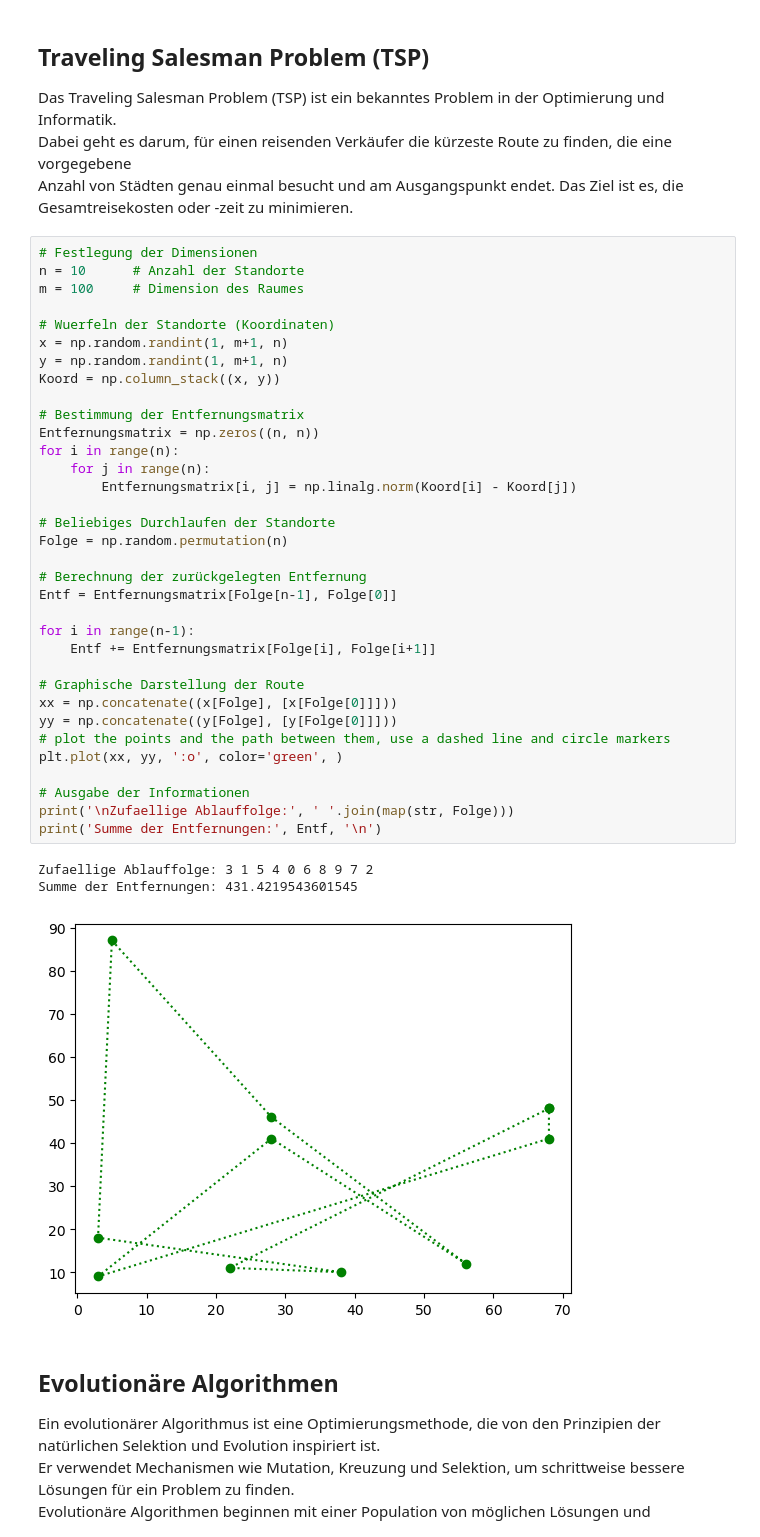
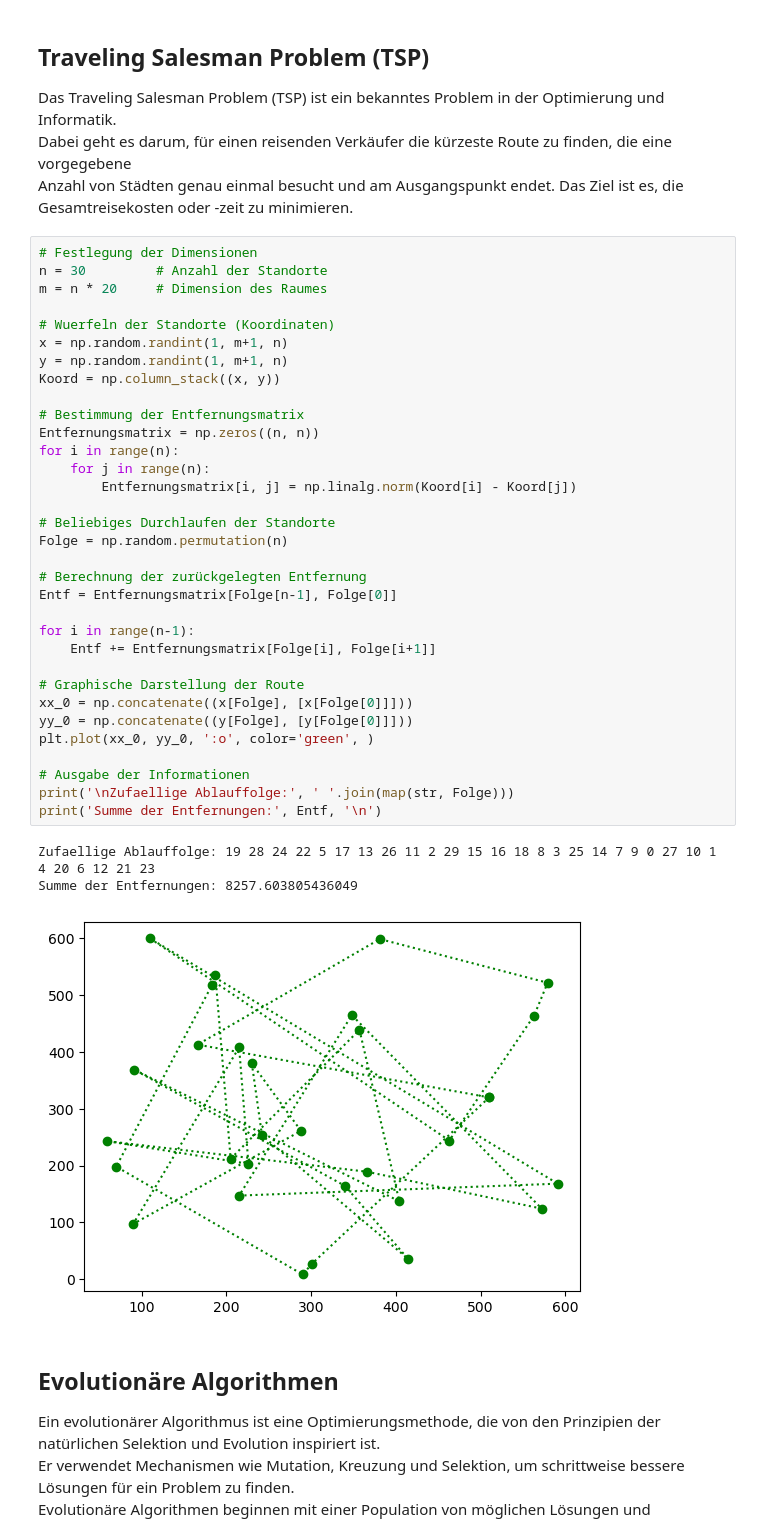
Before and after one commit to pitpaetz/BMO, a Jupyter notebook: BMO.ipynb, the cells around one changed output. Saved outputs shown, nothing was run; the diff lists cells and outputs as text.

```diff
--- a/BMO.ipynb
+++ b/BMO.ipynb
@@ -10,42 +13,41 @@ Anzahl von Städten genau einmal besucht und am Ausgangspunkt endet. Das Ziel is
 Gesamtreisekosten oder -zeit zu minimieren.
 # %%
 # Festlegung der Dimensionen
-n = 10      # Anzahl der Standorte
-m = 100     # Dimension des Raumes
+n = 30         # Anzahl der Standorte
+m = n * 20     # Dimension des Raumes
 
 # Wuerfeln der Standorte (Koordinaten)
 x = np.random.randint(1, m+1, n)
 y = np.random.randint(1, m+1, n)
 Koord = np.column_stack((x, y))
 
 # Bestimmung der Entfernungsmatrix
 Entfernungsmatrix = np.zeros((n, n))
 for i in range(n):
     for j in range(n):
         Entfernungsmatrix[i, j] = np.linalg.norm(Koord[i] - Koord[j])
 
 # Beliebiges Durchlaufen der Standorte
 Folge = np.random.permutation(n)
 
 # Berechnung der zurückgelegten Entfernung
 Entf = Entfernungsmatrix[Folge[n-1], Folge[0]]
 
 for i in range(n-1):
     Entf += Entfernungsmatrix[Folge[i], Folge[i+1]]
 
 # Graphische Darstellung der Route
-xx = np.concatenate((x[Folge], [x[Folge[0]]]))
-yy = np.concatenate((y[Folge], [y[Folge[0]]]))
-# plot the points and the path between them, use a dashed line and circle markers
-plt.plot(xx, yy, ':o', color='green', )
+xx_0 = np.concatenate((x[Folge], [x[Folge[0]]]))
+yy_0 = np.concatenate((y[Folge], [y[Folge[0]]]))
+plt.plot(xx_0, yy_0, ':o', color='green', )
 
 # Ausgabe der Informationen
 print('\nZufaellige Ablauffolge:', ' '.join(map(str, Folge)))
 print('Summe der Entfernungen:', Entf, '\n')
 # %% [output]
-Zufaellige Ablauffolge: 3 1 5 4 0 6 8 9 7 2
-Summe der Entfernungen: 431.4219543601545
+Zufaellige Ablauffolge: 19 28 24 22 5 17 13 26 11 2 29 15 16 18 8 3 25 14 7 9 0 27 10 1 4 20 6 12 21 23
+Summe der Entfernungen: 8257.603805436049
-[figure, old version]
+[figure, new version]
 # %% [markdown]
 ## Evolutionäre Algorithmen
 
```
Also changed, not shown: parts of 8 cells of this notebook.
